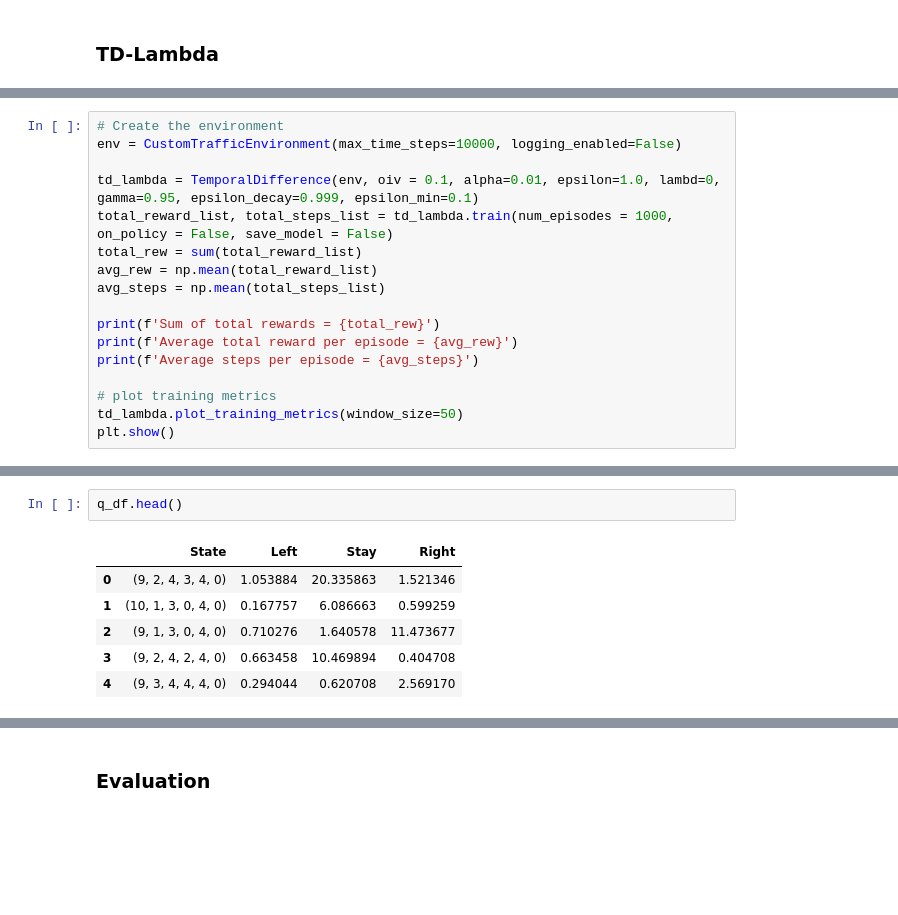
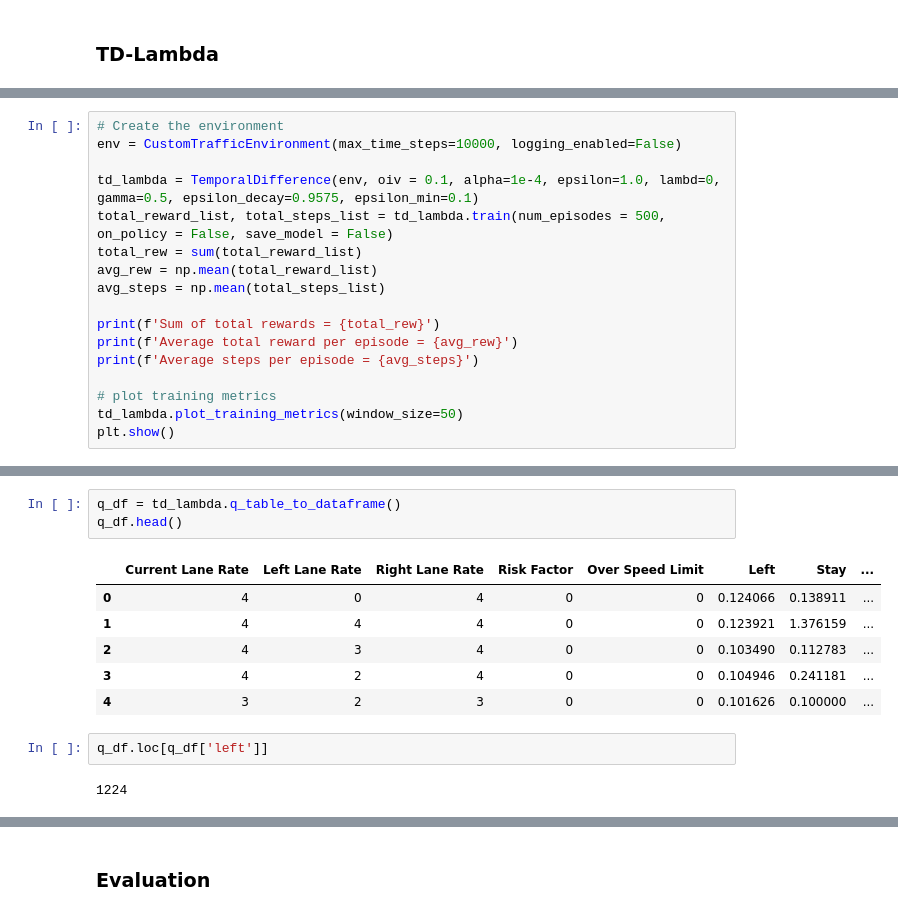
Before and after one commit to danieljames96/LaneSwitchRL-Simulation, a Jupyter notebook: notebooks/task2.ipynb, the cells around one changed output, grey strips where cells are left out. Drawn from its saved outputs; the diff is of its cells as text; blank space fills up the shorter version.

```diff
--- a/notebooks/task2.ipynb
+++ b/notebooks/task2.ipynb
@@ -169,8 +172,8 @@ Average timesteps to termination for Same Lane Agent 5: 176
 # Create the environment
 env = CustomTrafficEnvironment(max_time_steps=10000, logging_enabled=False)
 
-td_lambda = TemporalDifference(env, oiv = 0.1, alpha=0.01, epsilon=1.0, lambd=0, gamma=0.95, epsilon_decay=0.999, epsilon_min=0.1)
-total_reward_list, total_steps_list = td_lambda.train(num_episodes = 1000, on_policy = False, save_model = False)
+td_lambda = TemporalDifference(env, oiv = 0.1, alpha=1e-4, epsilon=1.0, lambd=0, gamma=0.5, epsilon_decay=0.9575, epsilon_min=0.1)
+total_reward_list, total_steps_list = td_lambda.train(num_episodes = 500, on_policy = False, save_model = False)
 total_rew = sum(total_reward_list)
 avg_rew = np.mean(total_reward_list)
 avg_steps = np.mean(total_steps_list)
@@ -212,9 +231,14 @@ q_df = pd.DataFrame(data)
 # %%
+q_df = td_lambda.q_table_to_dataframe()
 q_df.head()
 # %% [output]
-|  | State | Left | Stay | Right |
-| 0 | (9, 2, 4, 3, 4, 0) | 1.053884 | 20.335863 | 1.521346 |
-| 1 | (10, 1, 3, 0, 4, 0) | 0.167757 | 6.086663 | 0.599259 |
-| 2 | (9, 1, 3, 0, 4, 0) | 0.710276 | 1.640578 | 11.473677 |
-| 3 | (9, 2, 4, 2, 4, 0) | 0.663458 | 10.469894 | 0.404708 |
-| 4 | (9, 3, 4, 4, 4, 0) | 0.294044 | 0.620708 | 2.569170 |
+|  | Current Lane Rate | Left Lane Rate | Right Lane Rate | Risk Factor | Over Speed Limit | Left | Stay | ... |
+| 0 | 4 | 0 | 4 | 0 | 0 | 0.124066 | 0.138911 | ... |
+| 1 | 4 | 4 | 4 | 0 | 0 | 0.123921 | 1.376159 | ... |
+| 2 | 4 | 3 | 4 | 0 | 0 | 0.103490 | 0.112783 | ... |
+| 3 | 4 | 2 | 4 | 0 | 0 | 0.104946 | 0.241181 | ... |
+| 4 | 3 | 2 | 3 | 0 | 0 | 0.101626 | 0.100000 | ... |
+# %%
+q_df.loc[q_df['left']]
+# %% [output]
+1224
```
Also changed, not shown: parts of 23 cells of this notebook, 4 other files.
